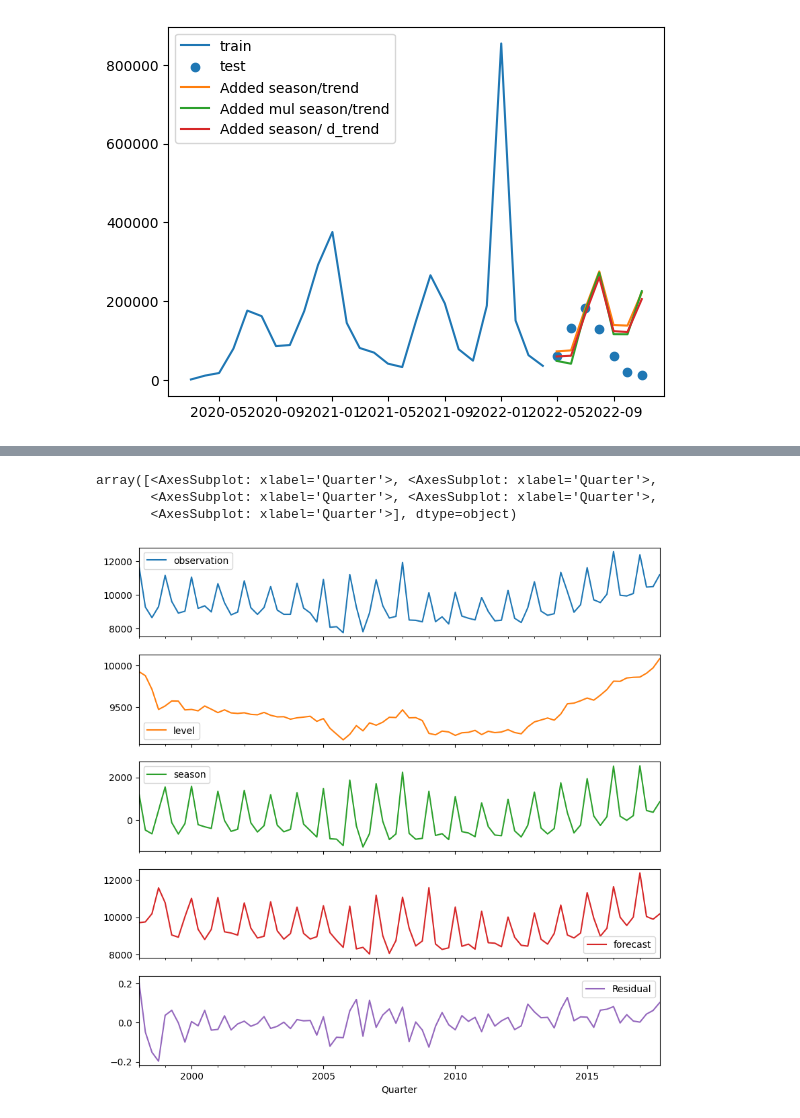
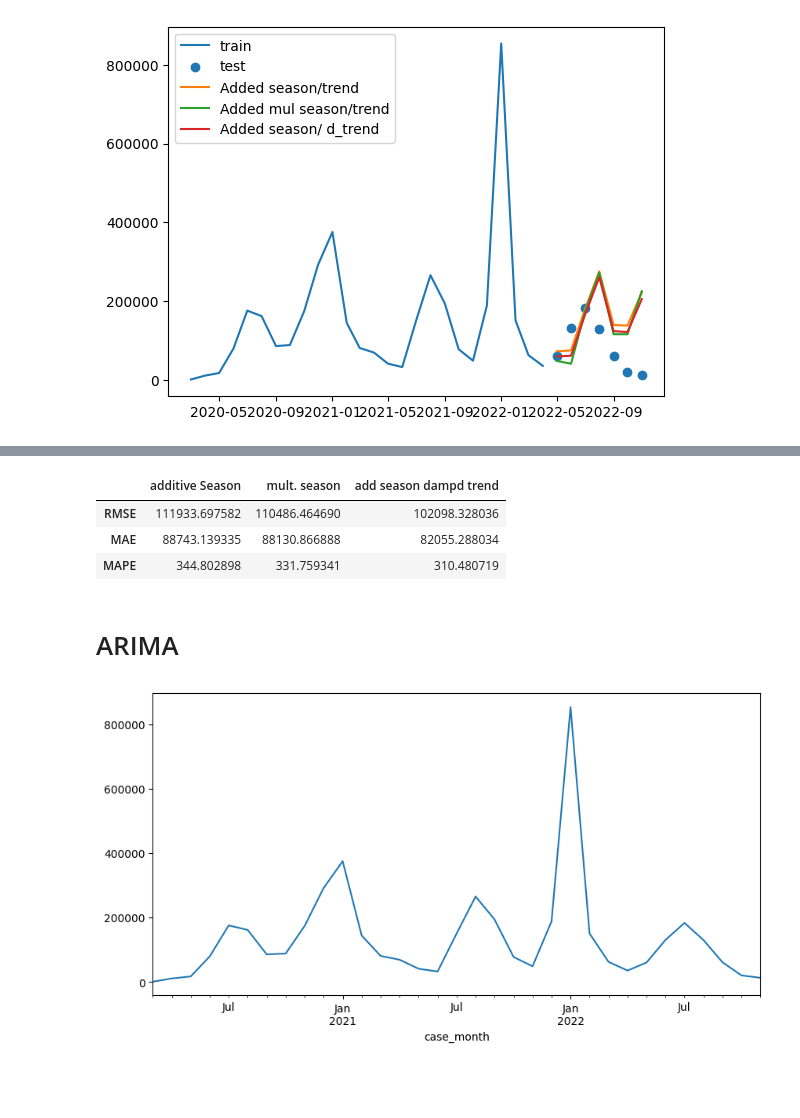
Before and after one commit to loginsanjeev/Git-Practice, a Jupyter notebook: Exponential Vs ARIMA.ipynb, the cells around one changed output, grey strips where cells are left out. Drawn from its saved outputs; the diff is of its cells as text; code cells hidden in the pictures; blank space fills up the shorter version.

```diff
--- a/Exponential Vs ARIMA.ipynb
+++ b/Exponential Vs ARIMA.ipynb
@@ -11,7 +11,8 @@ import statsmodels.api as sm
 # %%
 #reading number of people aged 18 to 49 infected by month
 infection_agegrp = pd.read_csv("COVID-19_Infections.csv", parse_dates=['case_month'], index_col=['case_month'])\
-    .query('age_group == "18 to 49 years"').rename(columns={'sex':'infections'}).asfreq(pd.infer_freq(infection_agegrp.index))
+    .query('age_group == "18 to 49 years"').rename(columns={'sex':'infections'})
+infection_agegrp= infection_agegrp.asfreq(pd.infer_freq(infection_agegrp.index))
 infection_agegrp.head()
 # %% [output]
 |  | res_state | age_group | infections |
@@ -555,13 +59,0 @@ Warnings:
-# %%
-#concat the residuals with the components
-
-B= summarize_holt(ets_MNA)
-A= pd.DataFrame(ets_MNA.resid).rename(columns={0:'Residual'})
-C= B.join(A)
-
-C.plot(subplots=True, sharex=True,figsize=[10,10])
-# %% [output]
-array([<AxesSubplot: xlabel='Quarter'>, <AxesSubplot: xlabel='Quarter'>,
-       <AxesSubplot: xlabel='Quarter'>, <AxesSubplot: xlabel='Quarter'>,
-       <AxesSubplot: xlabel='Quarter'>], dtype=object)
-[figure, removed]
@@ -567,0 +70,20 @@ array([<AxesSubplot: xlabel='Quarter'>, <AxesSubplot: xlabel='Quarter'>,
+# %%
+#disctionary of prediction values for each model
+preds = pred_Seasonalityadd, pred_Seasonalitymul, pred_Seasonalityadd_damptrend
+# series of metrices
+metrics = RMSE, MAE, MAPE
+pd.DataFrame([[f(Y_test,pred) for pred in preds] for f in metrics]
+, columns =['additive Season', 'mult. season', 'add season dampd trend']
+, index = [f.__name__ for f in metrics ] )
+# %% [output]
+|  | additive Season | mult. season | add season dampd trend |
+| RMSE | 111933.697582 | 110486.464690 | 102098.328036 |
+| MAE | 88743.139335 | 88130.866888 | 82055.288034 |
+| MAPE | 344.802898 | 331.759341 | 310.480719 |
+# %% [markdown]
+# ARIMA
+# %%
+#original plot
+infection_agegrp1.plot();
+# %% [output]
+[figure, added]
```
Also changed, not shown: parts of 52 cells of this notebook.
